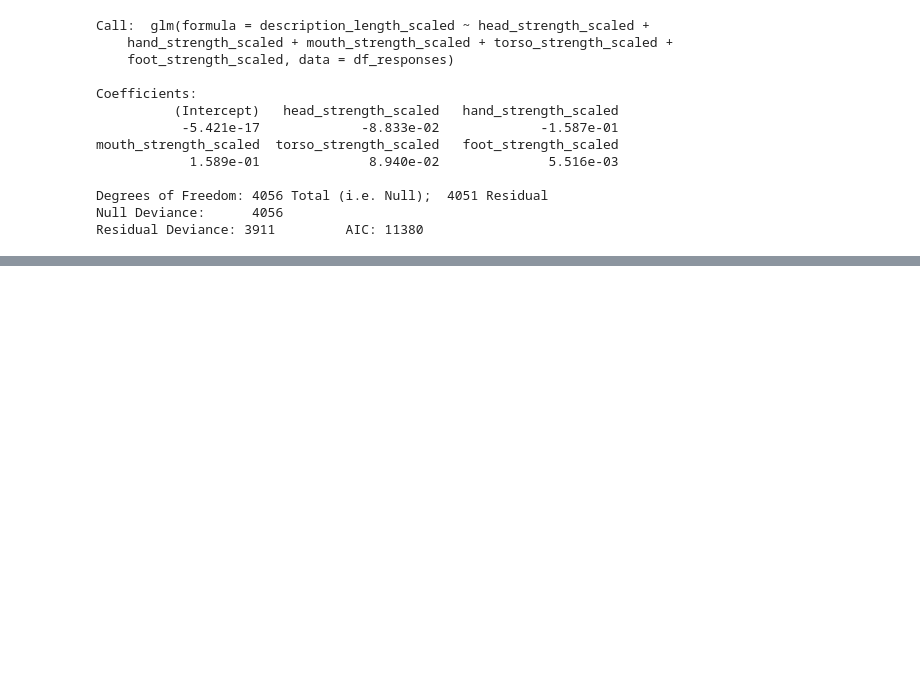
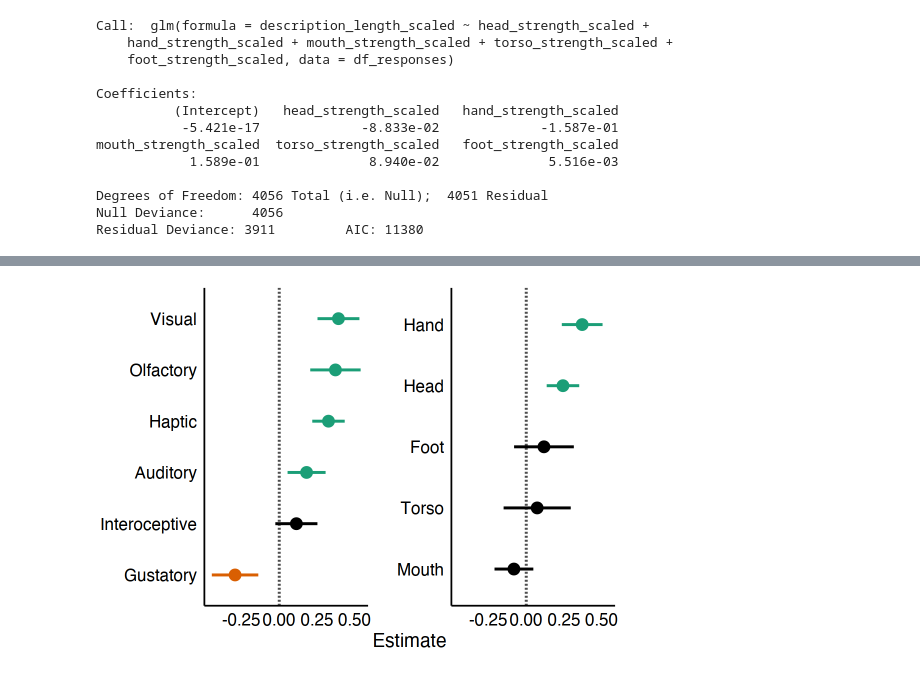
Before and after one commit to anachkhaidze/ganzflickerNLPalooza_paper, a Jupyter notebook: ls_sensorimotor_analysis/ls_regressions.ipynb, the cells around one changed output, grey strips where cells are left out. Saved outputs shown, nothing was run; the diff lists cells and outputs as text; code cells hidden in the pictures; blank space fills up the shorter version.

```diff
--- a/ls_sensorimotor_analysis/ls_regressions.ipynb
+++ b/ls_sensorimotor_analysis/ls_regressions.ipynb
@@ -823,0 +972,3 @@ Residual Deviance: 3911         AIC: 11380
+# %%
+df_responses_demo <- df_responses_age_clean %>%
+  filter(gender_cleaned %in% c("Female", "Male"))
@@ -823,0 +1097,93 @@ Residual Deviance: 3911         AIC: 11380
+# %%
+# Set figure size for single-column publication
+options(repr.plot.width = 3.5, repr.plot.height = 2.5, repr.plot.res = 300)
+
+# Tidy sensory model output
+sensory_gender_df <- tidy(model_sensory_gender) %>%
+  filter(term != "(Intercept)" & term != "description_length_scaled" & term != "genderMale") %>%
+  mutate(
+    dimension_type = "Sensory",
+    label = case_when(
+      term == "visual_strength_scaled" ~ "Visual",
+      term == "auditory_strength_scaled" ~ "Auditory",
+      term == "gustatory_strength_scaled" ~ "Gustatory",
+      term == "haptic_strength_scaled" ~ "Haptic",
+      term == "olfactory_strength_scaled" ~ "Olfactory",
+      term == "interoceptive_strength_scaled" ~ "Interoceptive"
+    )
+  )
+
+# Tidy motor model output
+motor_gender_df <- tidy(model_motor_gender) %>%
+  filter(term != "(Intercept)" & term != "description_length_scaled" & term != "genderMale") %>%
+  mutate(
+    dimension_type = "Motor",
+    label = case_when(
+      term == "head_strength_scaled" ~ "Head",
+      term == "hand_strength_scaled" ~ "Hand",
+      term == "mouth_strength_scaled" ~ "Mouth",
+      term == "torso_strength_scaled" ~ "Torso",
+      term == "foot_strength_scaled" ~ "Foot"
+    )
+  )
+
+# Combine data
+combined_df_gender <- rbind(sensory_gender_df, motor_gender_df) %>%
+  mutate(
+    significance = case_when(
+      p.value < 0.05 & estimate > 0 ~ "pos",
+      p.value < 0.05 & estimate < 0 ~ "neg",
+      TRUE ~ "ns"
+    ),
+    color = case_when(
+      significance == "pos" ~ "#1b9e77",  # Teal
+      significance == "neg" ~ "#d95f02",  # Orange/Red
+      TRUE ~ "black"
+    )
+  )
+
+# Order within each facet by effect size
+combined_df_gender <- combined_df_gender %>%
+  arrange(dimension_type, estimate) %>%
+  group_by(dimension_type) %>%
+  mutate(label = factor(label, levels = label)) %>%
+  ungroup()
+
+# Ensure proper facet ordering
+combined_df_gender$dimension_type <- factor(combined_df_gender$dimension_type,
+                                   levels = c("Sensory", "Motor"))
+
+# Create combined forest plot
+p_combined_forest_gender <- ggplot(combined_df_gender, aes(x = estimate, y = label)) +
+  geom_vline(xintercept = 0, linetype = "dashed", color = "gray30", linewidth = 0.5) +
+  geom_point(aes(color = color), size = 2) +
+  geom_errorbarh(aes(xmin = estimate - 1.96 * std.error,
+                     xmax = estimate + 1.96 * std.error,
+                     color = color),
+                 height = 0, linewidth = 0.5) +
+  scale_color_identity() +
+  facet_wrap(~dimension_type, scales = "free_y", ncol = 2) +
+  theme_minimal(base_size = 8) +
+  theme(
+    strip.text = element_blank(),
+    panel.grid = element_blank(),
+    panel.background = element_blank(),
+    axis.text.y = element_text(size = 8, color = "black"),
+    axis.text.x = element_text(size = 8, color = "black"),
+    axis.title = element_text(size = 9),
+    axis.line.x = element_line(color = "black", linewidth = 0.3),
+    axis.line.y = element_line(color = "black", linewidth = 0.3),
+    plot.title = element_blank(),
+    plot.margin = unit(c(0.1, 0.1, 0.1, 0.1), "cm"),
+    panel.spacing = unit(0.5, "cm")
+  ) +
+  xlab("Estimate") +
+  ylab(NULL)
+
+# Save the plot
+ggsave("../plots/combined_forest_plot_gender.png", p_combined_forest_gender,
+       width = 3.5, height = 2.5, units = "in", dpi = 300)
+
+print(p_combined_forest_gender)
+# %% [output]
+[figure, added]
```
Also changed, not shown: parts of 15 cells of this notebook, 36 other files.
